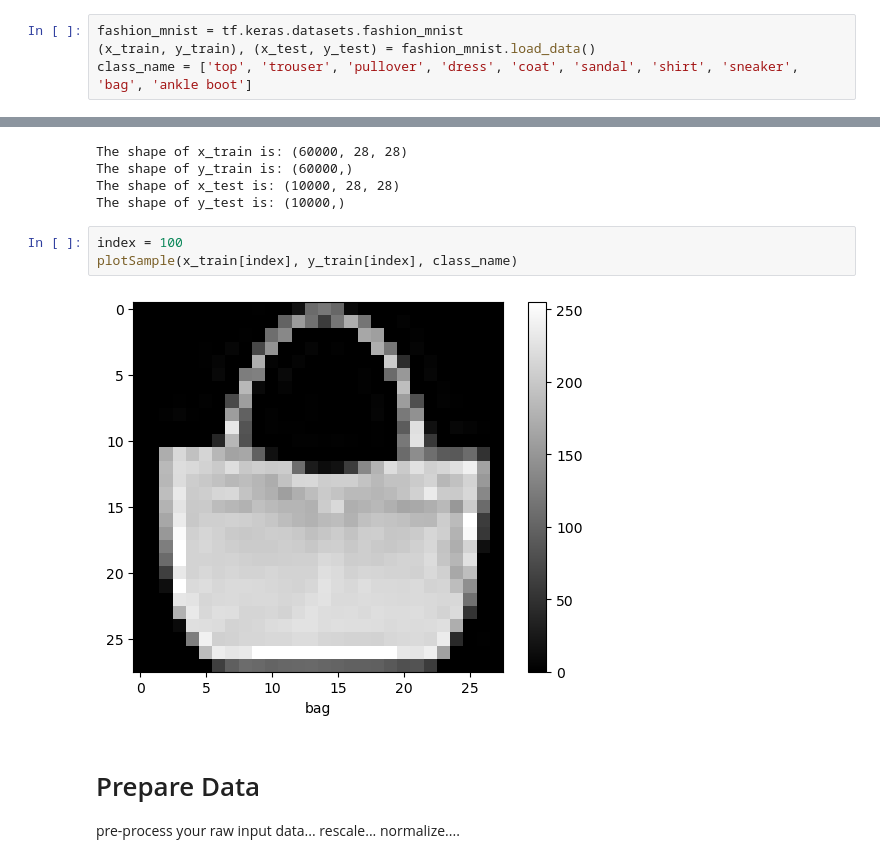
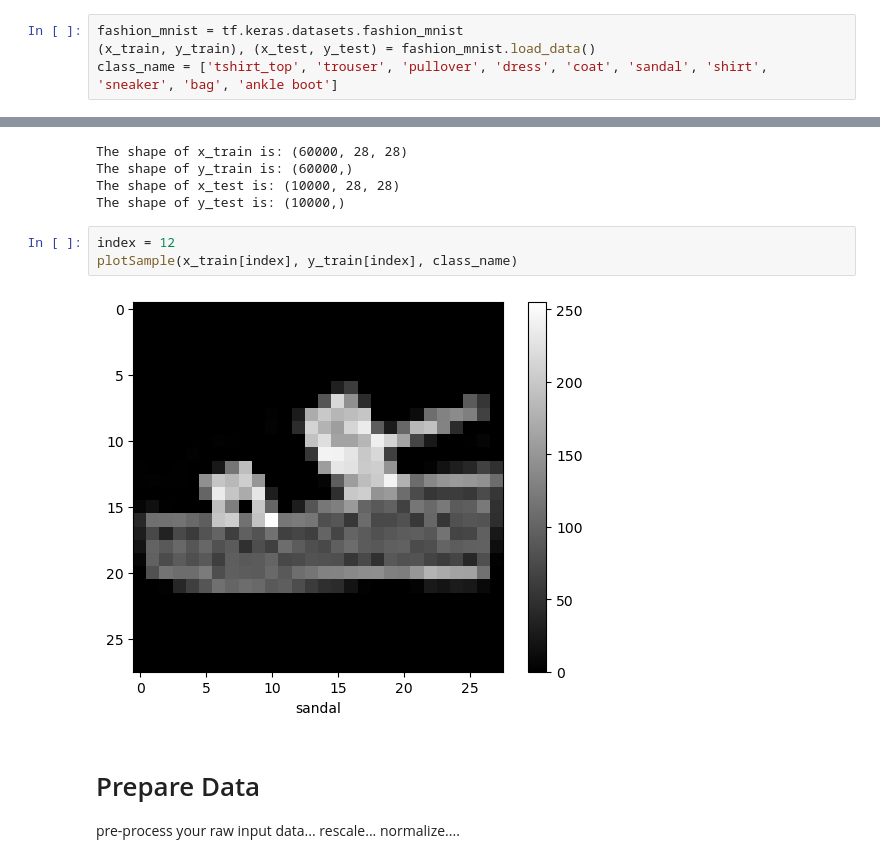
Before and after one commit to yannick1203/AIS_Group2, a Jupyter notebook: Assignment2/Code/PartA/Assignment2_PART_A_V2.ipynb, the cells around one changed output, grey strips where cells are left out. Drawn from its saved outputs; the diff is of its cells as text.

```diff
--- a/Assignment2/Code/PartA/Assignment2_PART_A_V2.ipynb
+++ b/Assignment2/Code/PartA/Assignment2_PART_A_V2.ipynb
@@ -83,7 +83,7 @@ load your dataset and show a plot of the subset of your data
 # %%
 fashion_mnist = tf.keras.datasets.fashion_mnist
 (x_train, y_train), (x_test, y_test) = fashion_mnist.load_data()
-class_name = ['top', 'trouser', 'pullover', 'dress', 'coat', 'sandal', 'shirt', 'sneaker', 'bag', 'ankle boot']
+class_name = ['tshirt_top', 'trouser', 'pullover', 'dress', 'coat', 'sandal', 'shirt', 'sneaker', 'bag', 'ankle boot']
 # %% [markdown]
 Show the train and test shape of the dataset.
 # %%
@@ -97,10 +97,10 @@ The shape of y_train is: (60000,)
 The shape of x_test is: (10000, 28, 28)
 The shape of y_test is: (10000,)
 # %%
-index = 100
+index = 12
 plotSample(x_train[index], y_train[index], class_name)
 # %% [output]
-[figure, old version]
+[figure, new version]
 # %% [markdown]
 # Prepare Data
 
```
Also changed, not shown: parts of 10 cells of this notebook, 41 other files.
